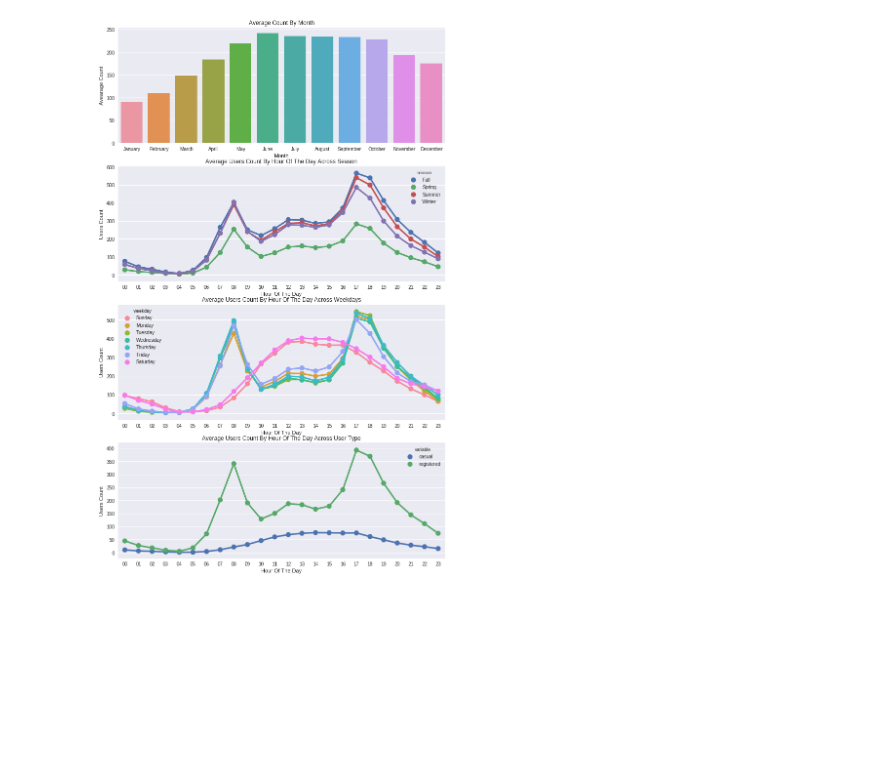
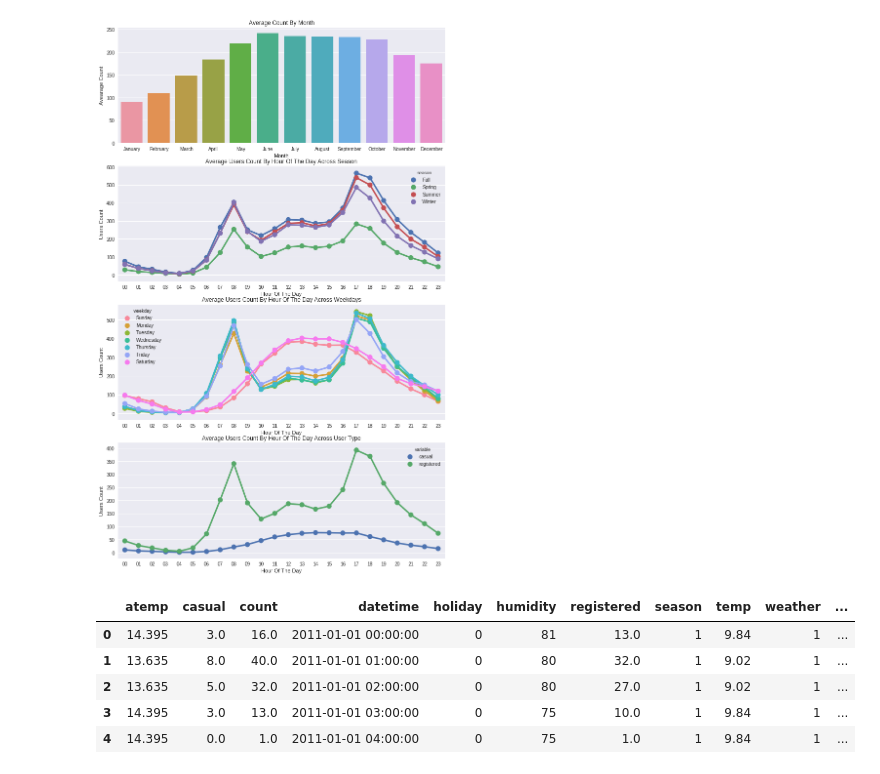
Before and after one commit to aravind2403/Bike-Sharing-Dataset, a Jupyter notebook: Bike_Sharing.ipynb, the cells around one changed output. Drawn from its saved outputs; the diff is of its cells as text; code cells hidden in the pictures; blank space fills up the shorter version.

```diff
--- a/Bike_Sharing.ipynb
+++ b/Bike_Sharing.ipynb
@@ -235,6 +239,15 @@ ax4.set(xlabel='Hour Of The Day', ylabel='Users Count',title="Average Users Coun
 data = train.append(test)
 data.reset_index(inplace=True)
 data.drop('index',inplace=True,axis=1)
+# %%
+data.head()
+# %% [output]
+|  | atemp | casual | count | datetime | holiday | humidity | registered | season | temp | weather | ... |
+| 0 | 14.395 | 3.0 | 16.0 | 2011-01-01 00:00:00 | 0 | 81 | 13.0 | 1 | 9.84 | 1 | ... |
+| 1 | 13.635 | 8.0 | 40.0 | 2011-01-01 01:00:00 | 0 | 80 | 32.0 | 1 | 9.02 | 1 | ... |
+| 2 | 13.635 | 5.0 | 32.0 | 2011-01-01 02:00:00 | 0 | 80 | 27.0 | 1 | 9.02 | 1 | ... |
+| 3 | 14.395 | 3.0 | 13.0 | 2011-01-01 03:00:00 | 0 | 75 | 10.0 | 1 | 9.84 | 1 | ... |
+| 4 | 14.395 | 0.0 | 1.0 | 2011-01-01 04:00:00 | 0 | 75 | 1.0 | 1 | 9.84 | 1 | ... |
 # %%
 data["date"] = data.datetime.apply(lambda x : x.split()[0])
 data["hour"] = data.datetime.apply(lambda x : x.split()[1].split(":")[0]).astype("int")
```
Also changed, not shown: parts of 14 cells of this notebook.
